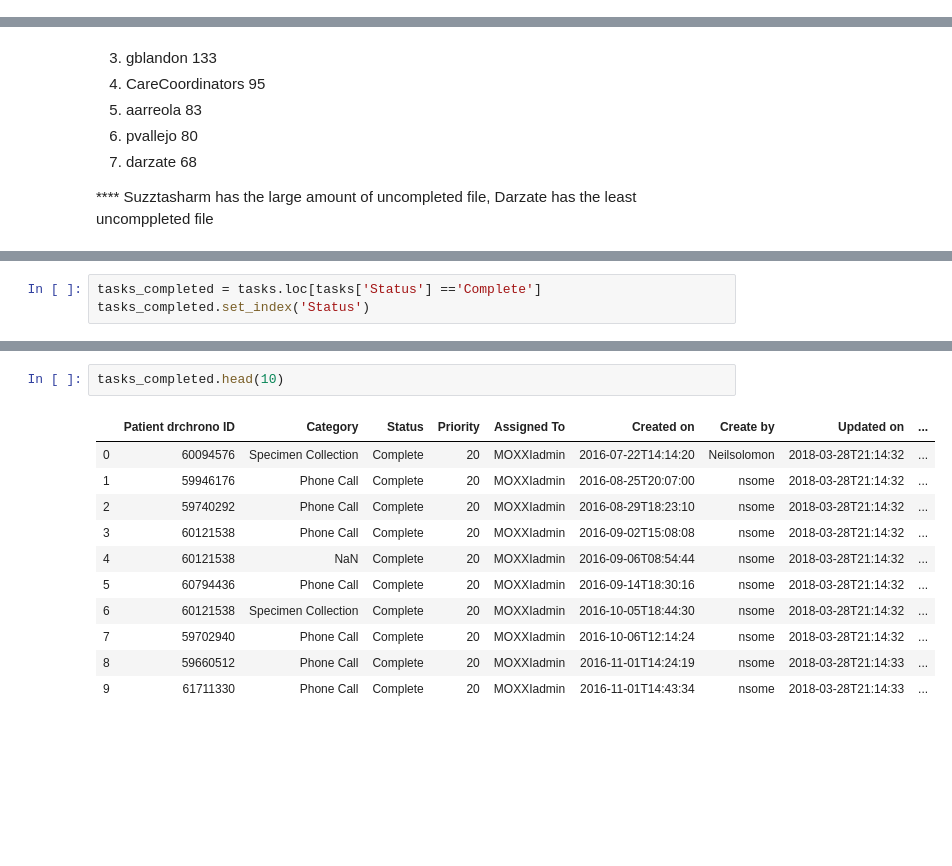
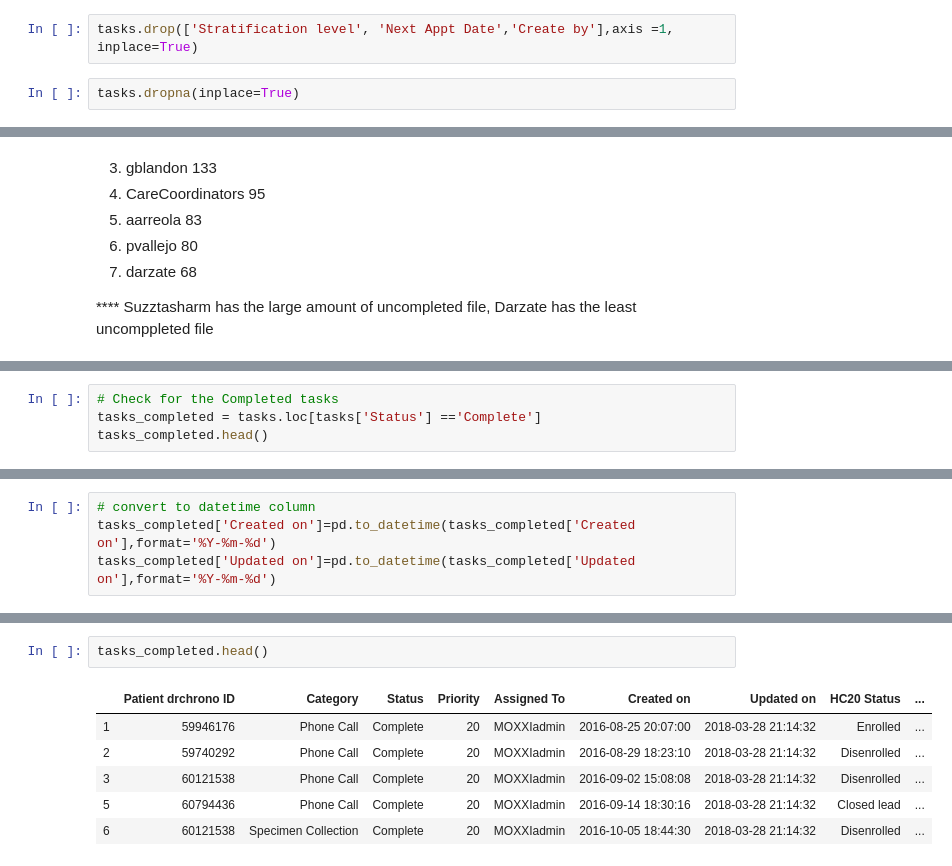
Before and after one commit to ThoaShook/Analyst_Test_Tasks, a Jupyter notebook: Analyst_Test_Tasks/Analyst_Test_Tasks.ipynb, the cells around one changed output, grey strips where cells are left out. Saved outputs shown, nothing was run; the diff lists cells and outputs as text; blank space fills up the shorter version.

```diff
--- a/Analyst_Test_Tasks/Analyst_Test_Tasks.ipynb
+++ b/Analyst_Test_Tasks/Analyst_Test_Tasks.ipynb
@@ -71,0 +68,4 @@ tasks.shape
+# %%
+tasks.drop(['Stratification level', 'Next Appt Date','Create by'],axis =1, inplace=True)
+# %%
+tasks.dropna(inplace=True)
@@ -208,4 +182,5 @@ Name: Category, dtype: int64
 # %%
+# Check for the Completed tasks
 tasks_completed = tasks.loc[tasks['Status'] =='Complete']
-tasks_completed.set_index('Status')
+tasks_completed.head()
 # %% [output]
@@ -225,0 +227,4 @@ tasks_completed.set_index('Status')
+# %%
+# convert to datetime column
+tasks_completed['Created on']=pd.to_datetime(tasks_completed['Created on'],format='%Y-%m-%d')
+tasks_completed['Updated on']=pd.to_datetime(tasks_completed['Updated on'],format='%Y-%m-%d')
@@ -226,14 +242,9 @@ tasks_completed.set_index('Status')
 # %%
-tasks_completed.head(10)
+tasks_completed.head()
 # %% [output]
-|  | Patient drchrono ID | Category | Status | Priority | Assigned To | Created on | Create by | Updated on | ... |
-| 0 | 60094576 | Specimen Collection | Complete | 20 | MOXXIadmin | 2016-07-22T14:14:20 | Neilsolomon | 2018-03-28T21:14:32 | ... |
-| 1 | 59946176 | Phone Call | Complete | 20 | MOXXIadmin | 2016-08-25T20:07:00 | nsome | 2018-03-28T21:14:32 | ... |
-| 2 | 59740292 | Phone Call | Complete | 20 | MOXXIadmin | 2016-08-29T18:23:10 | nsome | 2018-03-28T21:14:32 | ... |
-| 3 | 60121538 | Phone Call | Complete | 20 | MOXXIadmin | 2016-09-02T15:08:08 | nsome | 2018-03-28T21:14:32 | ... |
-| 4 | 60121538 | NaN | Complete | 20 | MOXXIadmin | 2016-09-06T08:54:44 | nsome | 2018-03-28T21:14:32 | ... |
-| 5 | 60794436 | Phone Call | Complete | 20 | MOXXIadmin | 2016-09-14T18:30:16 | nsome | 2018-03-28T21:14:32 | ... |
-| 6 | 60121538 | Specimen Collection | Complete | 20 | MOXXIadmin | 2016-10-05T18:44:30 | nsome | 2018-03-28T21:14:32 | ... |
-| 7 | 59702940 | Phone Call | Complete | 20 | MOXXIadmin | 2016-10-06T12:14:24 | nsome | 2018-03-28T21:14:32 | ... |
-| 8 | 59660512 | Phone Call | Complete | 20 | MOXXIadmin | 2016-11-01T14:24:19 | nsome | 2018-03-28T21:14:33 | ... |
-| 9 | 61711330 | Phone Call | Complete | 20 | MOXXIadmin | 2016-11-01T14:43:34 | nsome | 2018-03-28T21:14:33 | ... |
+|  | Patient drchrono ID | Category | Status | Priority | Assigned To | Created on | Updated on | HC20 Status | ... |
+| 1 | 59946176 | Phone Call | Complete | 20 | MOXXIadmin | 2016-08-25 20:07:00 | 2018-03-28 21:14:32 | Enrolled | ... |
+| 2 | 59740292 | Phone Call | Complete | 20 | MOXXIadmin | 2016-08-29 18:23:10 | 2018-03-28 21:14:32 | Disenrolled | ... |
+| 3 | 60121538 | Phone Call | Complete | 20 | MOXXIadmin | 2016-09-02 15:08:08 | 2018-03-28 21:14:32 | Disenrolled | ... |
+| 5 | 60794436 | Phone Call | Complete | 20 | MOXXIadmin | 2016-09-14 18:30:16 | 2018-03-28 21:14:32 | Closed lead | ... |
+| 6 | 60121538 | Specimen Collection | Complete | 20 | MOXXIadmin | 2016-10-05 18:44:30 | 2018-03-28 21:14:32 | Disenrolled | ... |
```
Also changed, not shown: parts of 28 cells of this notebook, 1 other file.
